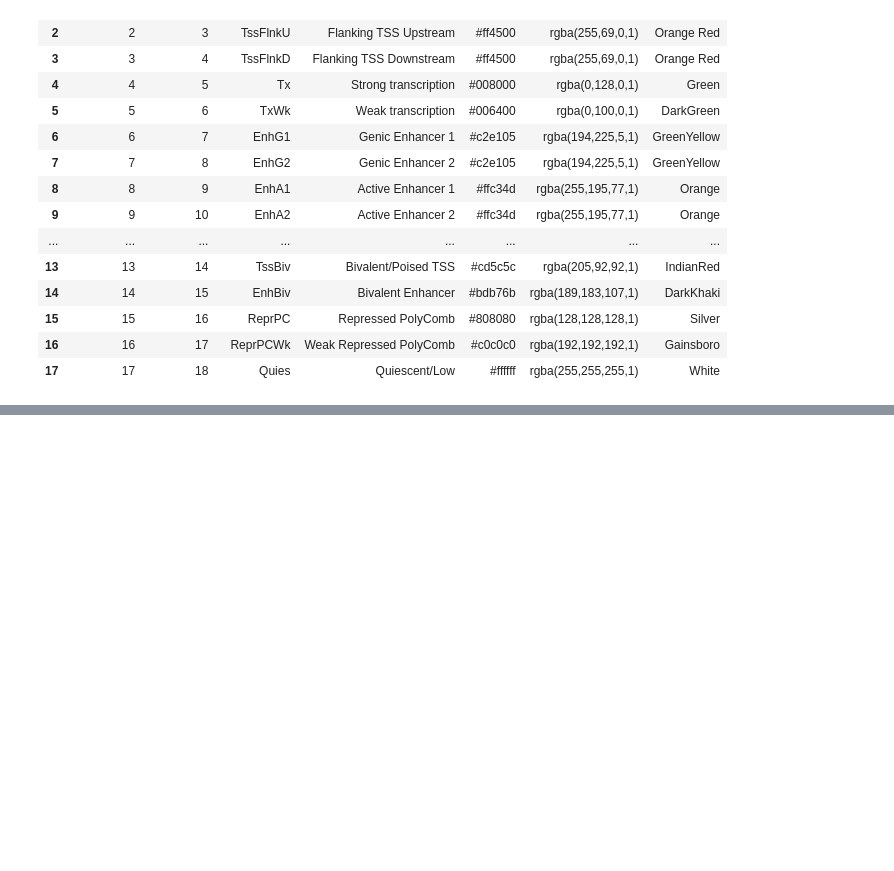
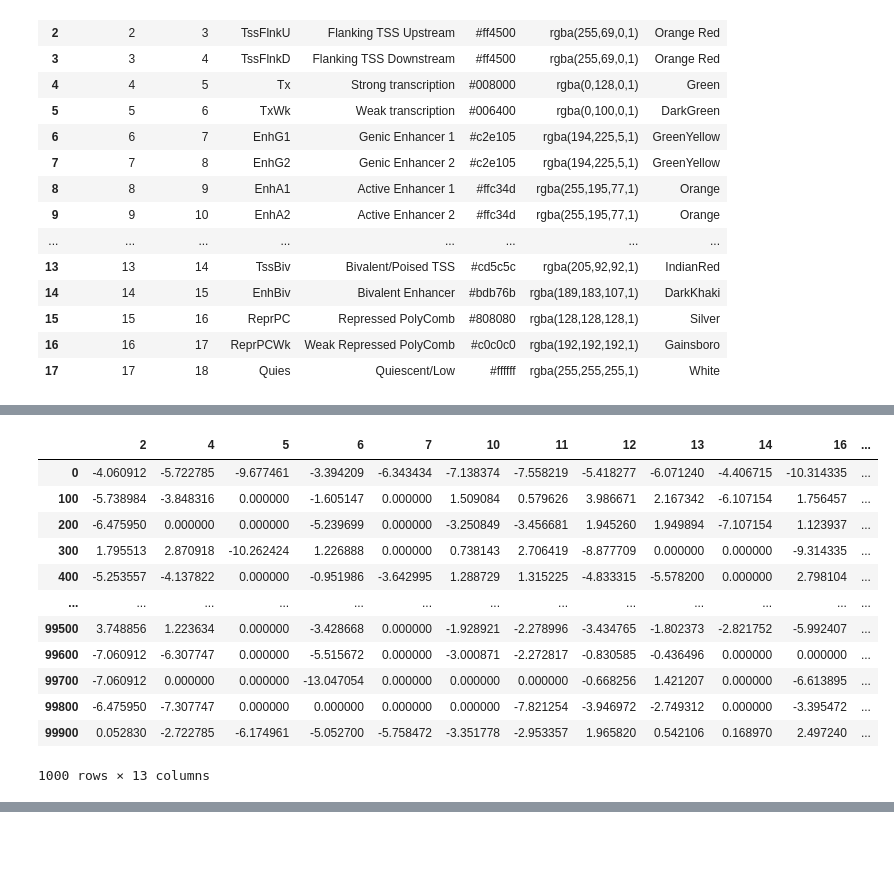
Before and after one commit to meuleman/gilbertAPI, a Jupyter notebook: externalresources/code/25kb_scale.ipynb, the cells around one changed output, grey strips where cells are left out. Drawn from its saved outputs; the diff is of its cells as text; code cells hidden in the pictures; blank space fills up the shorter version.

```diff
--- a/externalresources/code/25kb_scale.ipynb
+++ b/externalresources/code/25kb_scale.ipynb
@@ -451,0 +484,18 @@ bins_25kb
+# %%
+chromatin_state_enrichment = np.log2(obs_over_exp).fillna(0)
+chromatin_state_enrichment.to_pickle('../output/chromatin_state_enrichment_25kb_every100bin.pkl')
+chromatin_state_enrichment
+# %% [output]
+|  | 2 | 4 | 5 | 6 | 7 | 10 | 11 | 12 | 13 | 14 | 16 | ... |
+| 0 | -4.060912 | -5.722785 | -9.677461 | -3.394209 | -6.343434 | -7.138374 | -7.558219 | -5.418277 | -6.071240 | -4.406715 | -10.314335 | ... |
+| 100 | -5.738984 | -3.848316 | 0.000000 | -1.605147 | 0.000000 | 1.509084 | 0.579626 | 3.986671 | 2.167342 | -6.107154 | 1.756457 | ... |
+| 200 | -6.475950 | 0.000000 | 0.000000 | -5.239699 | 0.000000 | -3.250849 | -3.456681 | 1.945260 | 1.949894 | -7.107154 | 1.123937 | ... |
+| 300 | 1.795513 | 2.870918 | -10.262424 | 1.226888 | 0.000000 | 0.738143 | 2.706419 | -8.877709 | 0.000000 | 0.000000 | -9.314335 | ... |
+| 400 | -5.253557 | -4.137822 | 0.000000 | -0.951986 | -3.642995 | 1.288729 | 1.315225 | -4.833315 | -5.578200 | 0.000000 | 2.798104 | ... |
+| ... | ... | ... | ... | ... | ... | ... | ... | ... | ... | ... | ... | ... |
+| 99500 | 3.748856 | 1.223634 | 0.000000 | -3.428668 | 0.000000 | -1.928921 | -2.278996 | -3.434765 | -1.802373 | -2.821752 | -5.992407 | ... |
+| 99600 | -7.060912 | -6.307747 | 0.000000 | -5.515672 | 0.000000 | -3.000871 | -2.272817 | -0.830585 | -0.436496 | 0.000000 | 0.000000 | ... |
+| 99700 | -7.060912 | 0.000000 | 0.000000 | -13.047054 | 0.000000 | 0.000000 | 0.000000 | -0.668256 | 1.421207 | 0.000000 | -6.613895 | ... |
+| 99800 | -6.475950 | -7.307747 | 0.000000 | 0.000000 | 0.000000 | 0.000000 | -7.821254 | -3.946972 | -2.749312 | 0.000000 | -3.395472 | ... |
+| 99900 | 0.052830 | -2.722785 | -6.174961 | -5.052700 | -5.758472 | -3.351778 | -2.953357 | 1.965820 | 0.542106 | 0.168970 | 2.497240 | ... |
+1000 rows × 13 columns
```
Also changed, not shown: parts of 9 cells of this notebook, 2 other files.
